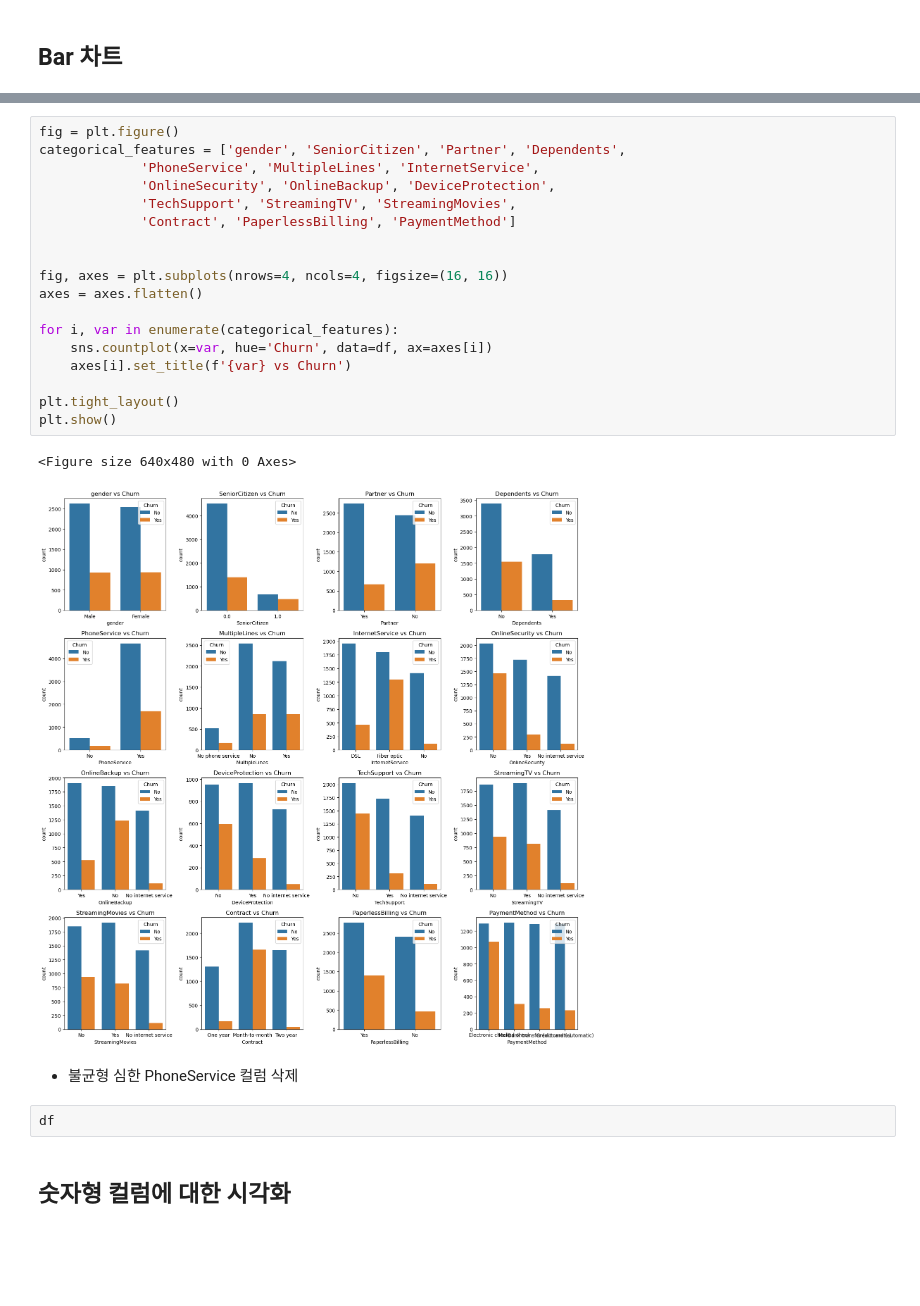
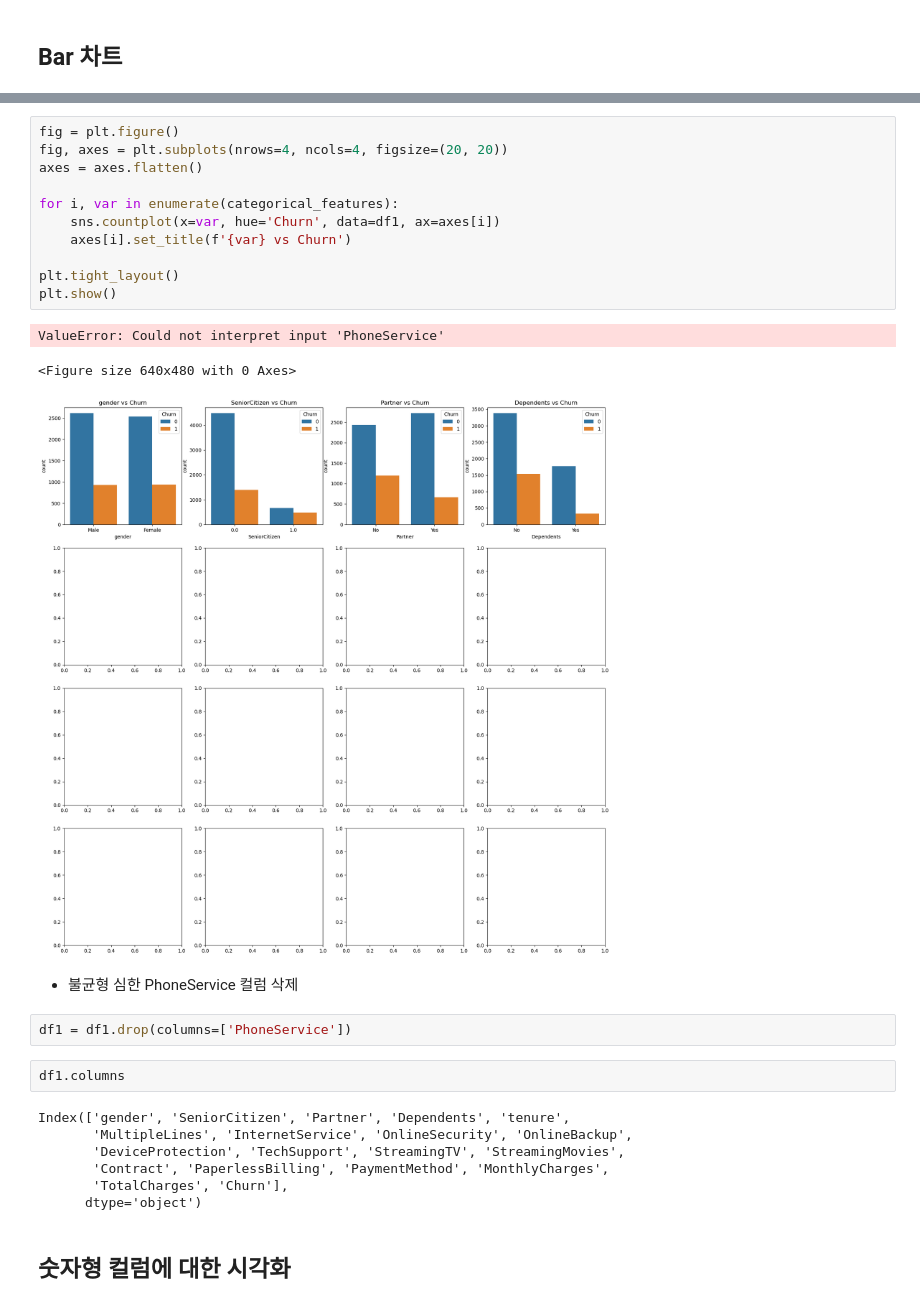
Before and after one commit to EunSeo35/Multicampus_TIL, a Jupyter notebook: 25_파이썬데이터분석_실습_통신사고객이탈.ipynb, the cells around one changed output, grey strips where cells are left out. Cells and saved outputs as stored; diff of their text form; blank space fills up the shorter version.

```diff
--- a/25_파이썬데이터분석_실습_통신사고객이탈.ipynb
+++ b/25_파이썬데이터분석_실습_통신사고객이탈.ipynb
@@ -293,28 +321,31 @@ import matplotlib.pyplot as plt
 # %%
 fig = plt.figure()
-categorical_features = ['gender', 'SeniorCitizen', 'Partner', 'Dependents',
-             'PhoneService', 'MultipleLines', 'InternetService',
-             'OnlineSecurity', 'OnlineBackup', 'DeviceProtection',
-             'TechSupport', 'StreamingTV', 'StreamingMovies',
-             'Contract', 'PaperlessBilling', 'PaymentMethod']
-
-
-fig, axes = plt.subplots(nrows=4, ncols=4, figsize=(16, 16))
+fig, axes = plt.subplots(nrows=4, ncols=4, figsize=(20, 20))
 axes = axes.flatten()
 
 for i, var in enumerate(categorical_features):
-    sns.countplot(x=var, hue='Churn', data=df, ax=axes[i])
+    sns.countplot(x=var, hue='Churn', data=df1, ax=axes[i])
     axes[i].set_title(f'{var} vs Churn')
 
 plt.tight_layout()
 plt.show()
 # %% [output]
-<Figure size 640x480 with 0 Axes>
+ValueError: Could not interpret input 'PhoneService'
+<Figure size 640x480 with 0 Axes>
-[figure, old version]
+[figure, new version]
 # %% [markdown]
 - 불균형 심한 PhoneService 컬럼 삭제
-# %%
-df
+# %%
+df1 = df1.drop(columns=['PhoneService'])
+# %%
+df1.columns
+# %% [output]
+Index(['gender', 'SeniorCitizen', 'Partner', 'Dependents', 'tenure',
+       'MultipleLines', 'InternetService', 'OnlineSecurity', 'OnlineBackup',
+       'DeviceProtection', 'TechSupport', 'StreamingTV', 'StreamingMovies',
+       'Contract', 'PaperlessBilling', 'PaymentMethod', 'MonthlyCharges',
+       'TotalCharges', 'Churn'],
+      dtype='object')
 # %% [markdown]
 ## 숫자형 컬럼에 대한 시각화
 # %% [markdown]
```
Also changed, not shown: parts of 11 cells of this notebook.
